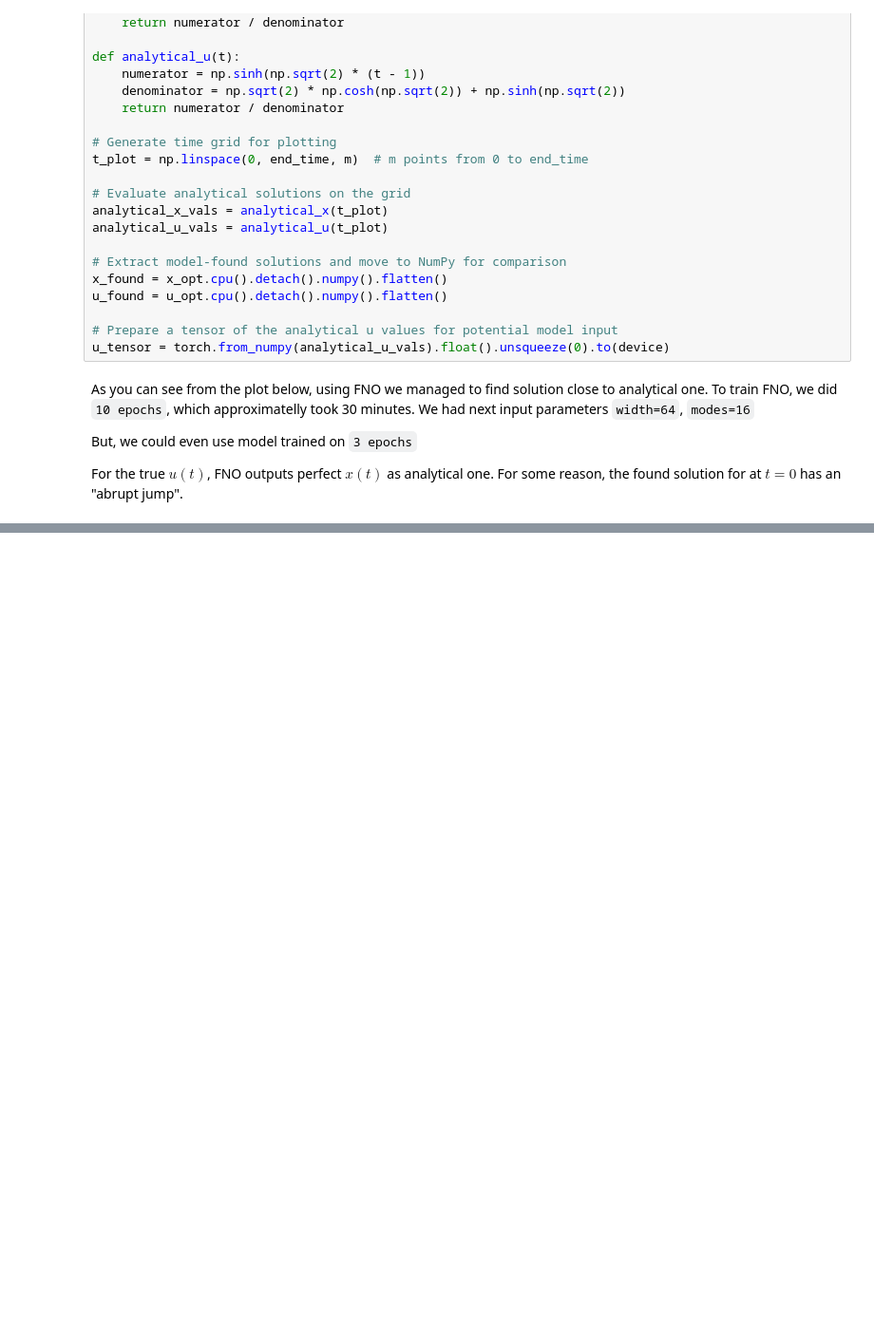
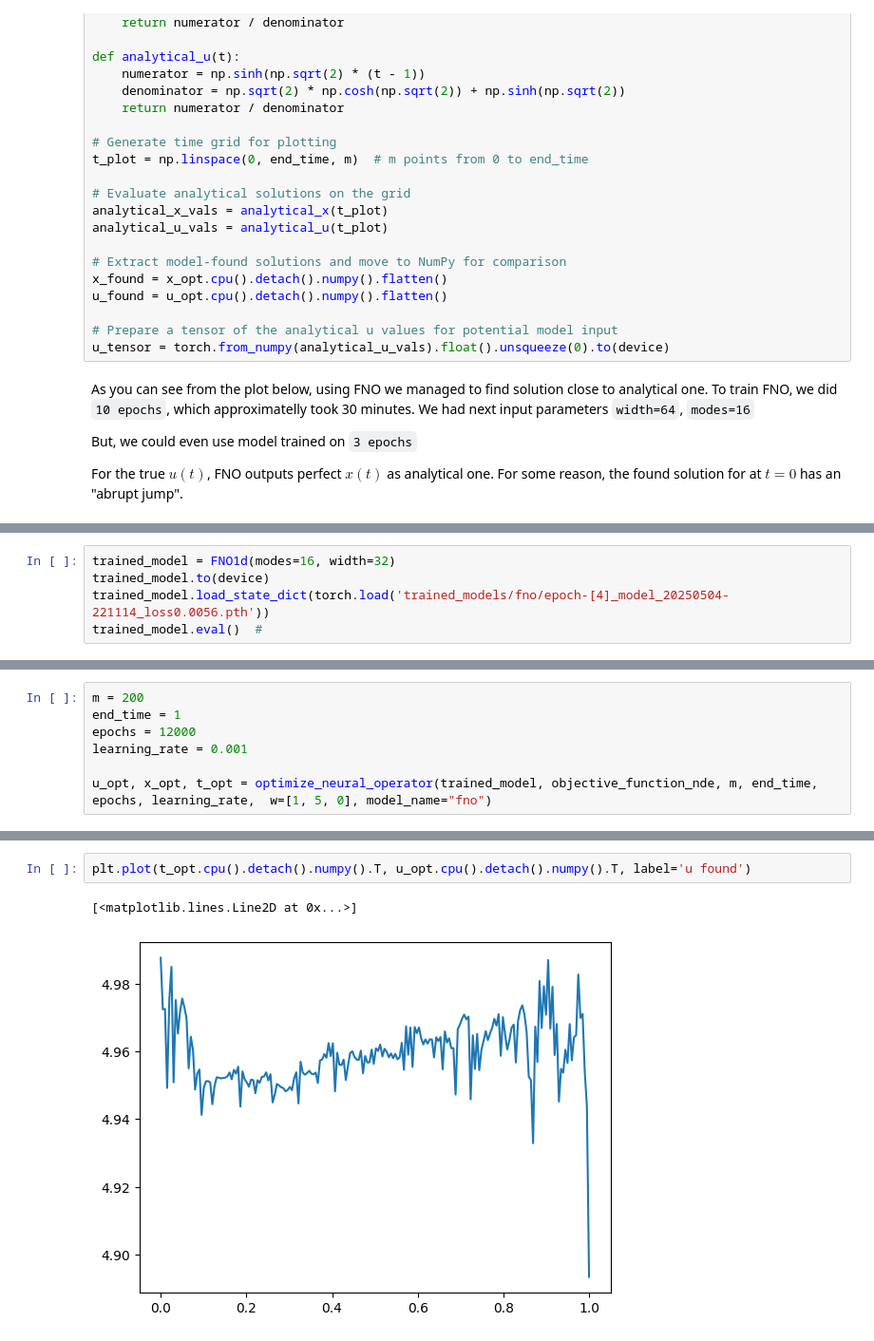
Before and after one commit to kankeinai/Thesis, a Jupyter notebook: playground_FNO.ipynb, the cells around one changed output, grey strips where cells are left out. Shown at 95% size. Saved outputs shown, nothing was run; the diff lists cells and outputs as text; blank space fills up the shorter version.

```diff
--- a/playground_FNO.ipynb
+++ b/playground_FNO.ipynb
@@ -256,0 +248,5 @@ plot_analytical_and_found_solutions(t_plot, analytical_x_vals, x_found, analytic
+# %%
+trained_model = FNO1d(modes=16, width=32)
+trained_model.to(device)
+trained_model.load_state_dict(torch.load('trained_models/fno/epoch-[4]_model_20250504-221114_loss0.0056.pth'))
+trained_model.eval()  #
@@ -256,0 +269,7 @@ plot_analytical_and_found_solutions(t_plot, analytical_x_vals, x_found, analytic
+# %%
+m = 200
+end_time = 1
+epochs = 12000
+learning_rate = 0.001
+
+u_opt, x_opt, t_opt = optimize_neural_operator(trained_model, objective_function_nde, m, end_time, epochs, learning_rate,  w=[1, 5, 0], model_name="fno")
@@ -256,0 +294,5 @@ plot_analytical_and_found_solutions(t_plot, analytical_x_vals, x_found, analytic
+# %%
+plt.plot(t_opt.cpu().detach().numpy().T, u_opt.cpu().detach().numpy().T, label='u found')
+# %% [output]
+[<matplotlib.lines.Line2D at 0x...>]
+[figure, added]
```
Also changed, not shown: parts of 9 cells of this notebook, 6 other files.
